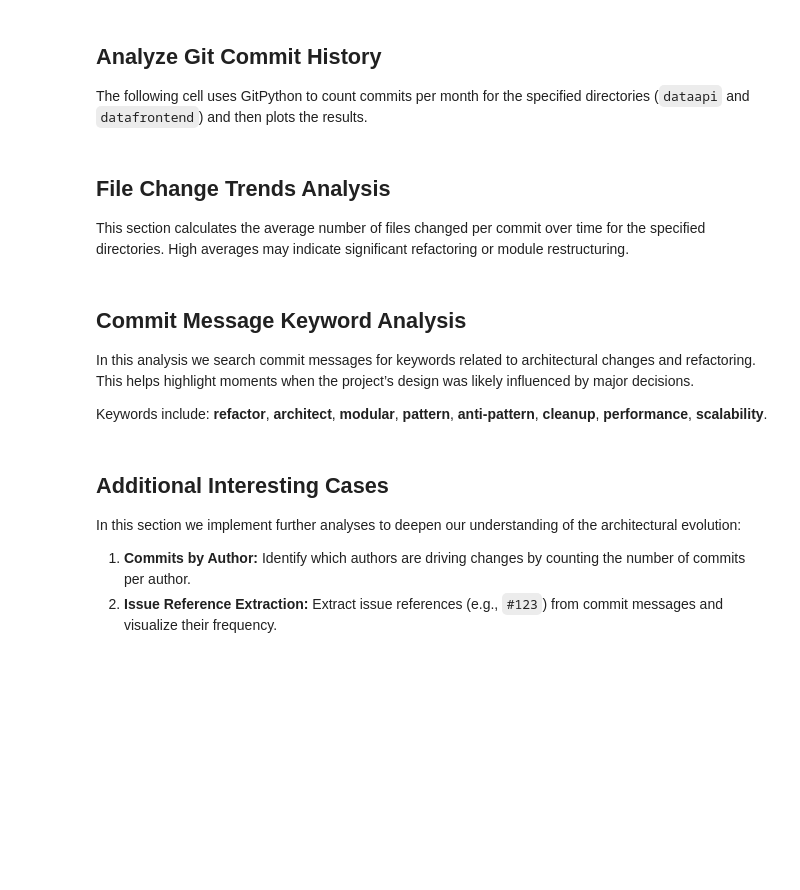
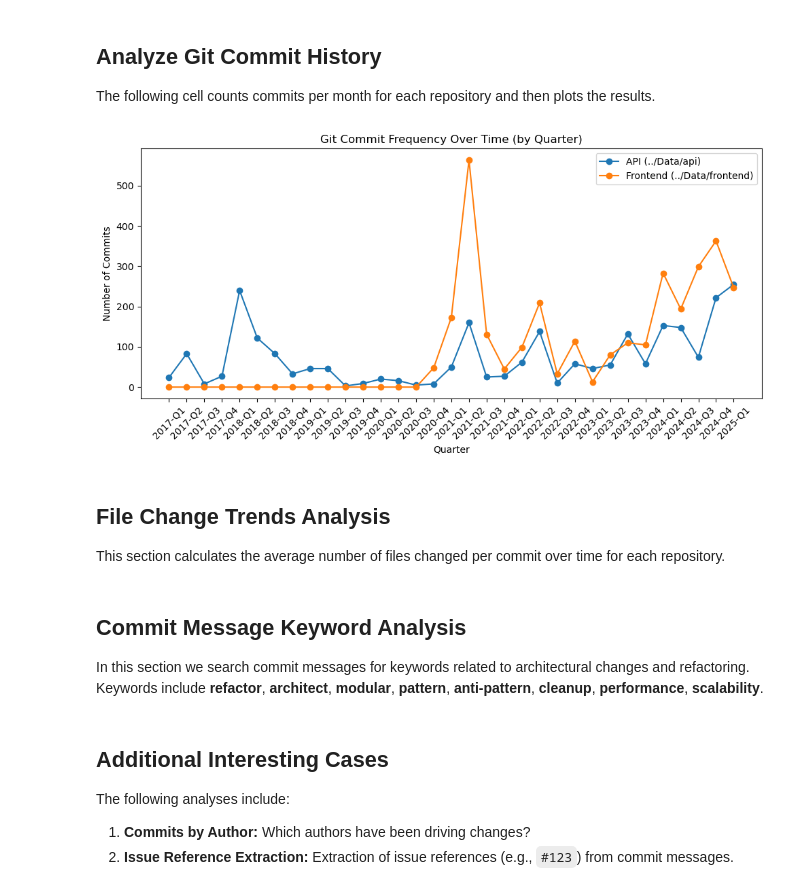
Before and after one commit to Grumlebob/ArchitecturalRecovery, a Jupyter notebook: Tools/GitTruck.ipynb, the cells around one changed output. Drawn from its saved outputs; the diff is of its cells as text; code cells hidden in the pictures; blank space fills up the shorter version.

Commit message:
tool templates

```diff
--- a/Tools/GitTruck.ipynb
+++ b/Tools/GitTruck.ipynb
@@ -13,0 +12,17 @@ This notebook demonstrates how to analyze your project's Git history to understa
+# %%
+import git
+import datetime
+
+# Initialize the repositories (assuming current directory is ArchitecturalRecovery/Tools)
+repo_api = git.Repo('../Data/api')
+repo_frontend = git.Repo('../Data/frontend')
+
+print('=== Debug: Last 5 commits for API (../Data/api) ===')
+for commit in repo_api.iter_commits(max_count=5):
+    dt = datetime.datetime.fromtimestamp(commit.committed_date)
+    print(commit.hexsha[:7], dt, commit.author.name, commit.message.splitlines()[0])
+
+print('\n=== Debug: Last 5 commits for Frontend (../Data/frontend) ===')
+for commit in repo_frontend.iter_commits(max_count=5):
+    dt = datetime.datetime.fromtimestamp(commit.committed_date)
+    print(commit.hexsha[:7], dt, commit.author.name, commit.message.splitlines()[0])
@@ -14,45 +43,44 @@ This notebook demonstrates how to analyze your project's Git history to understa
 # %% [markdown]
 ## Analyze Git Commit History
-The following cell uses GitPython to count commits per month for the specified directories (`dataapi` and `datafrontend`) and then plots the results.
+The following cell counts commits per month for each repository and then plots the results.
 # %%
-import git
 import matplotlib.pyplot as plt
 from collections import defaultdict
 import datetime
 
-# Initialize the repository (assumes current directory is the project root)
-repo = git.Repo('.')
-
-def get_commit_counts(path):
+def get_commit_counts_by_quarter(repo):
     counts = defaultdict(int)
-    commits = list(repo.iter_commits(paths=path))
+    commits = list(repo.iter_commits())
     for commit in commits:
         dt = datetime.datetime.fromtimestamp(commit.committed_date)
-        month = dt.strftime('%Y-%m')
-        counts[month] += 1
+        quarter = (dt.month - 1) // 3 + 1
+        quarter_label = f"{dt.year}-Q{quarter}"
+        counts[quarter_label] += 1
     return counts
 
-# Analyze commit history for backend and frontend directories
-api_counts = get_commit_counts('dataapi')
-frontend_counts = get_commit_counts('datafrontend')
+# Get commit counts for each repository by quarter
+api_counts = get_commit_counts_by_quarter(repo_api)
+frontend_counts = get_commit_counts_by_quarter(repo_frontend)
 
-# Prepare data for plotting
-months = sorted(set(list(api_counts.keys()) + list(frontend_counts.keys())))
-api_values = [api_counts.get(month, 0) for month in months]
-frontend_values = [frontend_counts.get(month, 0) for month in months]
+# Combine quarters from both repos and sort them
+quarters = sorted(set(list(api_counts.keys()) + list(frontend_counts.keys())))
+api_values = [api_counts.get(q, 0) for q in quarters]
+frontend_values = [frontend_counts.get(q, 0) for q in quarters]
 
-# Plot commit frequency over time
+# Plot commit frequency over time by quarter
 plt.figure(figsize=(10, 5))
-plt.plot(months, api_values, label='Backend (dataapi)', marker='o')
-plt.plot(months, frontend_values, label='Frontend (datafrontend)', marker='o')
+plt.plot(quarters, api_values, label='API (../Data/api)', marker='o')
+plt.plot(quarters, frontend_values, label='Frontend (../Data/frontend)', marker='o')
 plt.xticks(rotation=45)
-plt.xlabel('Month')
+plt.xlabel('Quarter')
 plt.ylabel('Number of Commits')
-plt.title('Git Commit Frequency Over Time')
+plt.title('Git Commit Frequency Over Time (by Quarter)')
 plt.legend()
 plt.tight_layout()
 plt.show()
+# %% [output]
+[figure, added]
 # %% [markdown]
 ## File Change Trends Analysis
-This section calculates the average number of files changed per commit over time for the specified directories. High averages may indicate significant refactoring or module restructuring.
+This section calculates the average number of files changed per commit over time for each repository.
 # %%
@@ -93,7 +117,5 @@ plt.tight_layout()
 plt.show()
 # %% [markdown]
 ## Commit Message Keyword Analysis
-In this analysis we search commit messages for keywords related to architectural changes and refactoring. This helps highlight moments when the project’s design was likely influenced by major decisions.
-
-Keywords include: **refactor**, **architect**, **modular**, **pattern**, **anti-pattern**, **cleanup**, **performance**, **scalability**.
+In this section we search commit messages for keywords related to architectural changes and refactoring. Keywords include **refactor**, **architect**, **modular**, **pattern**, **anti-pattern**, **cleanup**, **performance**, **scalability**.
 # %%
@@ -131,9 +150,9 @@ plot_keyword_counts(frontend_keyword_counts, 'Frontend (datafrontend) Commit Mes
 # %% [markdown]
 ## Additional Interesting Cases
-In this section we implement further analyses to deepen our understanding of the architectural evolution:
+The following analyses include:
 
-1. **Commits by Author:** Identify which authors are driving changes by counting the number of commits per author.
-2. **Issue Reference Extraction:** Extract issue references (e.g., `#123`) from commit messages and visualize their frequency.
+1. **Commits by Author:** Which authors have been driving changes?
+2. **Issue Reference Extraction:** Extraction of issue references (e.g., `#123`) from commit messages.
 # %%
 from collections import Counter
 import re
```
Also changed, not shown: parts of 10 cells of this notebook, 7 other files.
